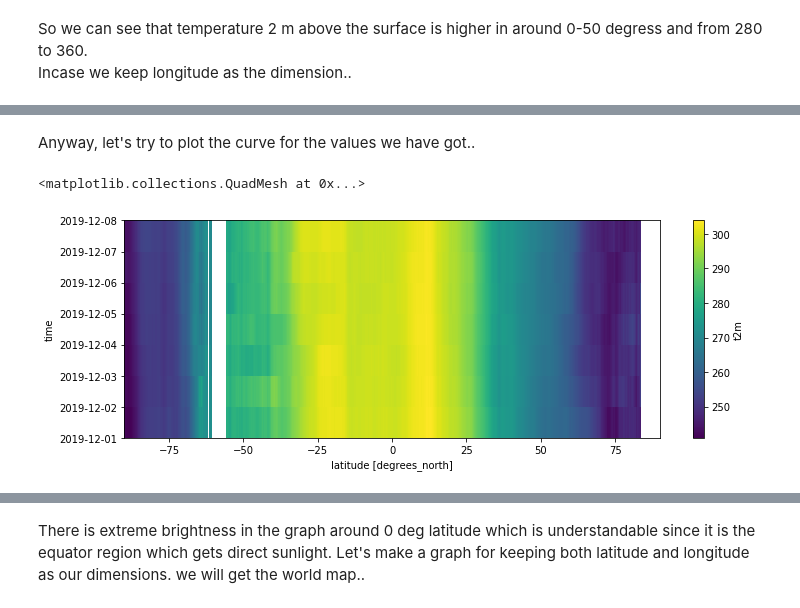
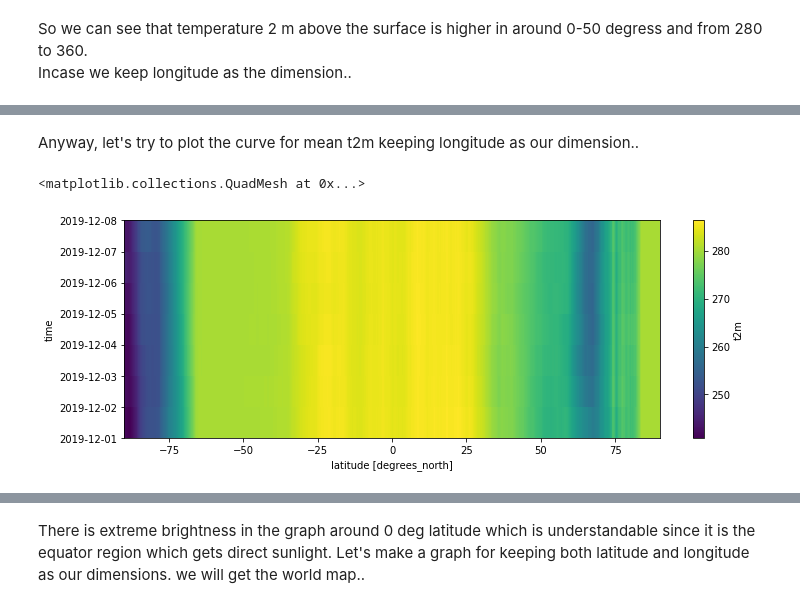
Before and after one commit to visvash/Climate-Informatics, a Jupyter notebook: Climate Informatics Project.ipynb, the cells around one changed output, grey strips where cells are left out. Cells and saved outputs as stored; diff of their text form; code cells hidden in the pictures.

```diff
--- a/Climate Informatics Project.ipynb
+++ b/Climate Informatics Project.ipynb
@@ -222,3 +226,6 @@ Average variance of temperature on all latitudes is  3.16343355178833
 Hence we can say that the latitude wise average temperature has the least variance out of the all possible cases. This is not surprising as we already know how much are the latitudes correlated with the temperatures. We classify the globe in hot and cold regions which is based on the equator, tropic of capricorn, tropic of cancer etc.
 # %% [markdown]
 ### Let's fill the NaN values with average temperature taken over latitudes..
+# %%
+mean_temperature = np.mean(np.mean(pd.DataFrame(da.t2m.values[:,:,0]).dropna(axis = 1)))
+dA = da.t2m.fillna(mean_temperature)
@@ -293,7 +367,7 @@ Oops.. some values are missing!
 # %% [markdown]
-Anyway, let's try to plot the curve for the values we have got..
+Anyway, let's try to plot the curve for mean t2m keeping longitude as our dimension..
 # %%
-da.mean(dim='longitude').plot(figsize=(12,4))
+dA.mean(dim='longitude').plot(figsize=(12,4))
 # %% [output]
 <matplotlib.collections.QuadMesh at 0x...>
-[figure, old version]
+[figure, new version]
```
Also changed, not shown: parts of 24 cells of this notebook.
